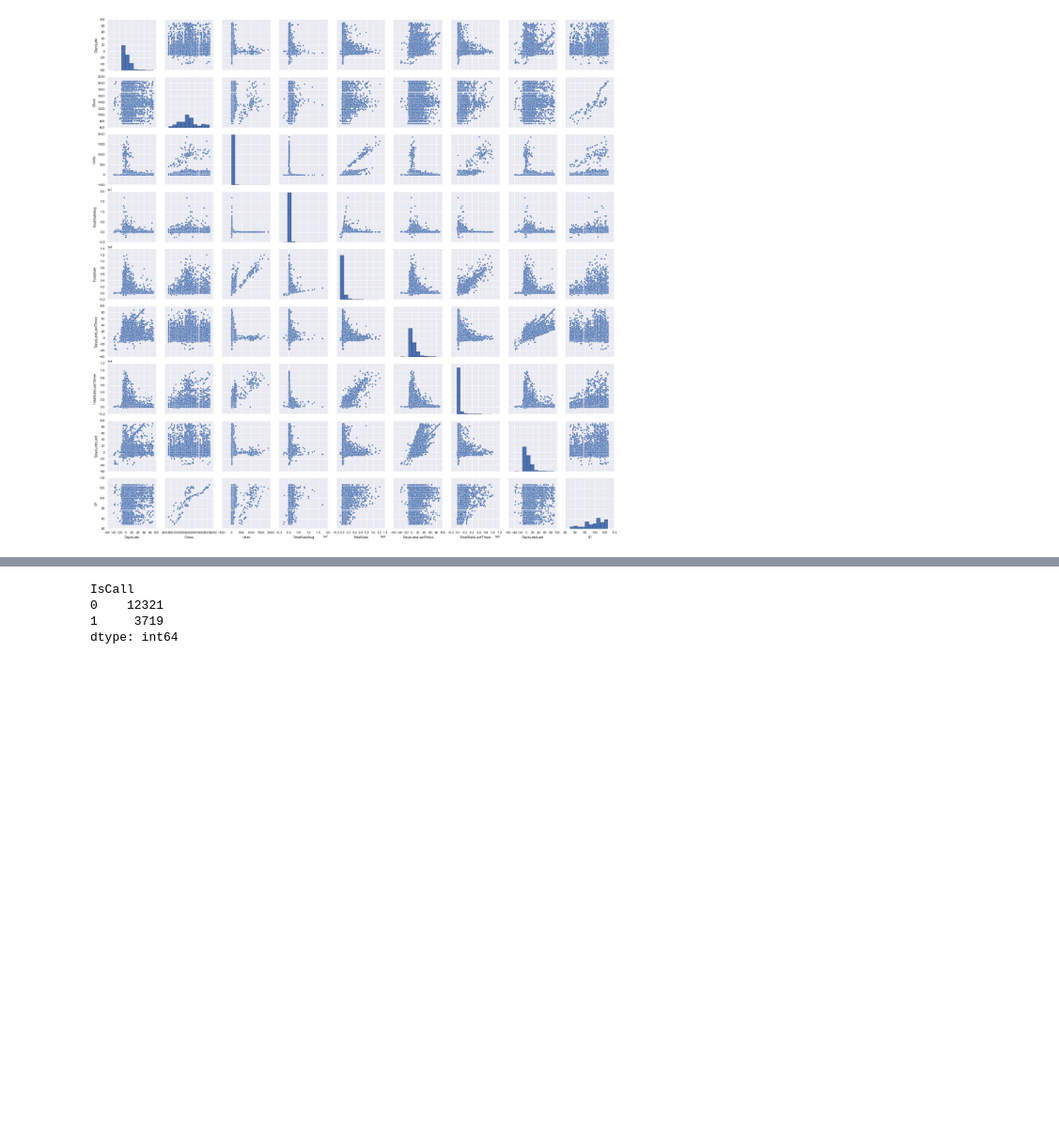
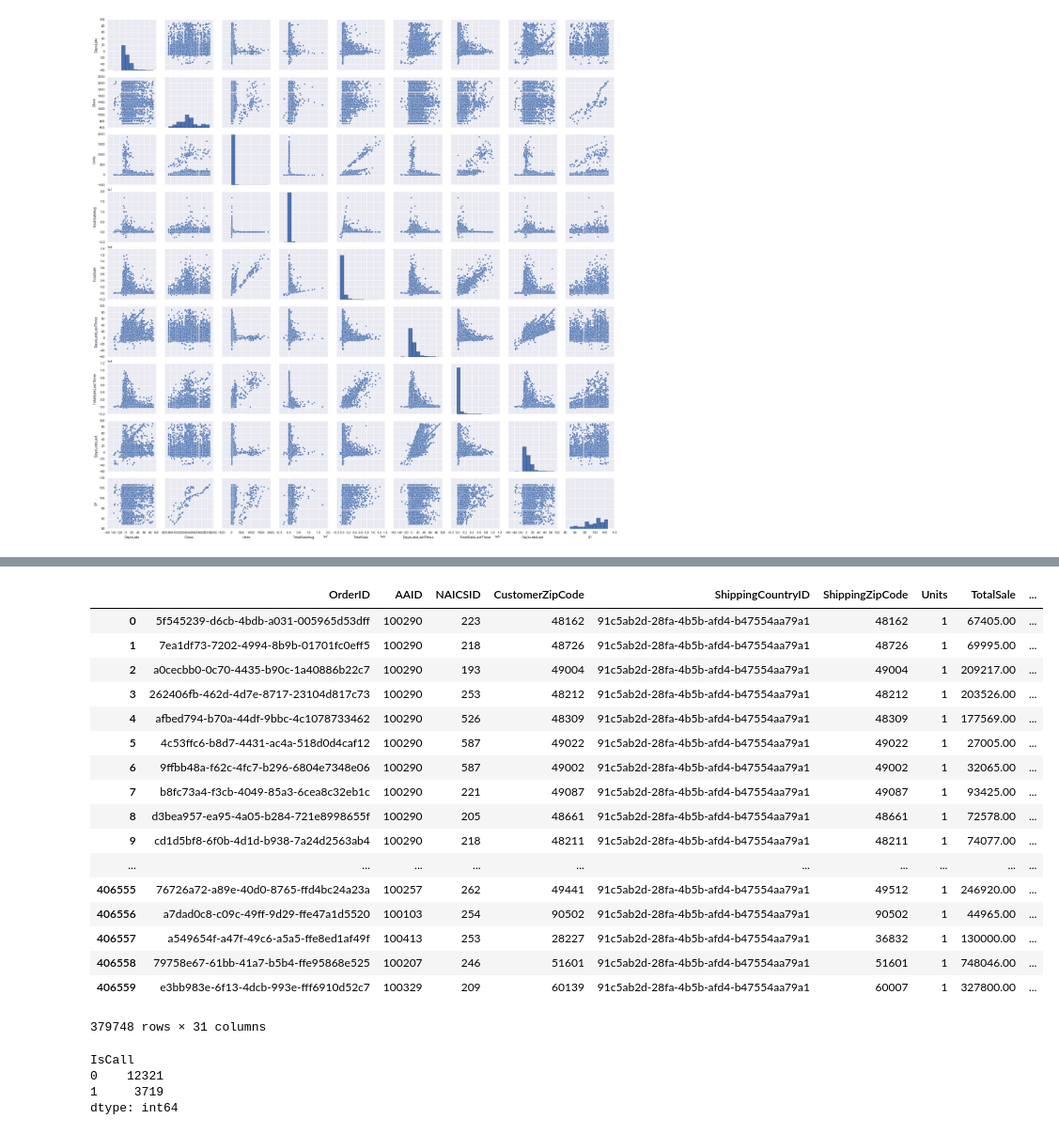
Before and after one commit to apclypsr/Capstone-Project, a Jupyter notebook: SurveyAnalysis.ipynb, the cells around one changed output, grey strips where cells are left out. Shown at 94% size. Drawn from its saved outputs; the diff is of its cells as text; code cells hidden in the pictures; blank space fills up the shorter version.

```diff
--- a/SurveyAnalysis.ipynb
+++ b/SurveyAnalysis.ipynb
@@ -282,6 +264,27 @@ PAIRPLOT2 = PAIRPLOT2.drop('Three_MMA_Late', axis = 1)
 PAIRPLOT2 = PAIRPLOT2.drop('Three_MMA_SalesTrend', axis = 1)
 
 corr2 = PAIRPLOT2.corr(method = 'pearson')
+# %%
+USMTO_NO_SUBMIT_BACKFILL
+# %% [output]
+|  | OrderID | AAID | NAICSID | CustomerZipCode | ShippingCountryID | ShippingZipCode | Units | TotalSale | ... |
+| 0 | 5f545239-d6cb-4bdb-a031-005965d53dff | 100290 | 223 | 48162 | 91c5ab2d-28fa-4b5b-afd4-b47554aa79a1 | 48162 | 1 | 67405.00 | ... |
+| 1 | 7ea1df73-7202-4994-8b9b-01701fc0eff5 | 100290 | 218 | 48726 | 91c5ab2d-28fa-4b5b-afd4-b47554aa79a1 | 48726 | 1 | 69995.00 | ... |
+| 2 | a0cecbb0-0c70-4435-b90c-1a40886b22c7 | 100290 | 193 | 49004 | 91c5ab2d-28fa-4b5b-afd4-b47554aa79a1 | 49004 | 1 | 209217.00 | ... |
+| 3 | 262406fb-462d-4d7e-8717-23104d817c73 | 100290 | 253 | 48212 | 91c5ab2d-28fa-4b5b-afd4-b47554aa79a1 | 48212 | 1 | 203526.00 | ... |
+| 4 | afbed794-b70a-44df-9bbc-4c1078733462 | 100290 | 526 | 48309 | 91c5ab2d-28fa-4b5b-afd4-b47554aa79a1 | 48309 | 1 | 177569.00 | ... |
+| 5 | 4c53ffc6-b8d7-4431-ac4a-518d0d4caf12 | 100290 | 587 | 49022 | 91c5ab2d-28fa-4b5b-afd4-b47554aa79a1 | 49022 | 1 | 27005.00 | ... |
+| 6 | 9ffbb48a-f62c-4fc7-b296-6804e7348e06 | 100290 | 587 | 49002 | 91c5ab2d-28fa-4b5b-afd4-b47554aa79a1 | 49002 | 1 | 32065.00 | ... |
+| 7 | b8fc73a4-f3cb-4049-85a3-6cea8c32eb1c | 100290 | 221 | 49087 | 91c5ab2d-28fa-4b5b-afd4-b47554aa79a1 | 49087 | 1 | 93425.00 | ... |
+| 8 | d3bea957-ea95-4a05-b284-721e8998655f | 100290 | 205 | 48661 | 91c5ab2d-28fa-4b5b-afd4-b47554aa79a1 | 48661 | 1 | 72578.00 | ... |
+| 9 | cd1d5bf8-6f0b-4d1d-b938-7a24d2563ab4 | 100290 | 218 | 48211 | 91c5ab2d-28fa-4b5b-afd4-b47554aa79a1 | 48211 | 1 | 74077.00 | ... |
+| ... | ... | ... | ... | ... | ... | ... | ... | ... | ... |
+| 406555 | 76726a72-a89e-40d0-8765-ffd4bc24a23a | 100257 | 262 | 49441 | 91c5ab2d-28fa-4b5b-afd4-b47554aa79a1 | 49512 | 1 | 246920.00 | ... |
+| 406556 | a7dad0c8-c09c-49ff-9d29-ffe47a1d5520 | 100103 | 254 | 90502 | 91c5ab2d-28fa-4b5b-afd4-b47554aa79a1 | 90502 | 1 | 44965.00 | ... |
+| 406557 | a549654f-a47f-49c6-a5a5-ffe8ed1af49f | 100413 | 253 | 28227 | 91c5ab2d-28fa-4b5b-afd4-b47554aa79a1 | 36832 | 1 | 130000.00 | ... |
+| 406558 | 79758e67-61bb-41a7-b5b4-ffe95868e525 | 100207 | 246 | 51601 | 91c5ab2d-28fa-4b5b-afd4-b47554aa79a1 | 51601 | 1 | 748046.00 | ... |
+| 406559 | e3bb983e-6f13-4dcb-993e-fff6910d52c7 | 100329 | 209 | 60139 | 91c5ab2d-28fa-4b5b-afd4-b47554aa79a1 | 60007 | 1 | 327800.00 | ... |
+379748 rows × 31 columns
 # %%
 #Class Distribution
 
```
Also changed, not shown: parts of 12 cells of this notebook.
